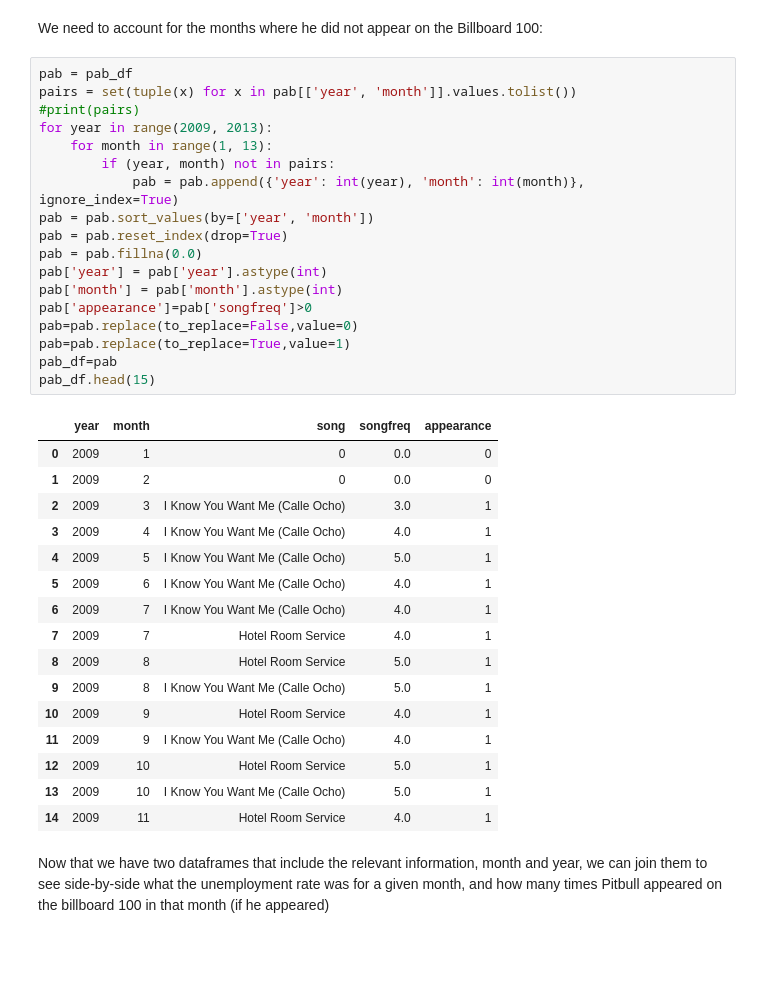
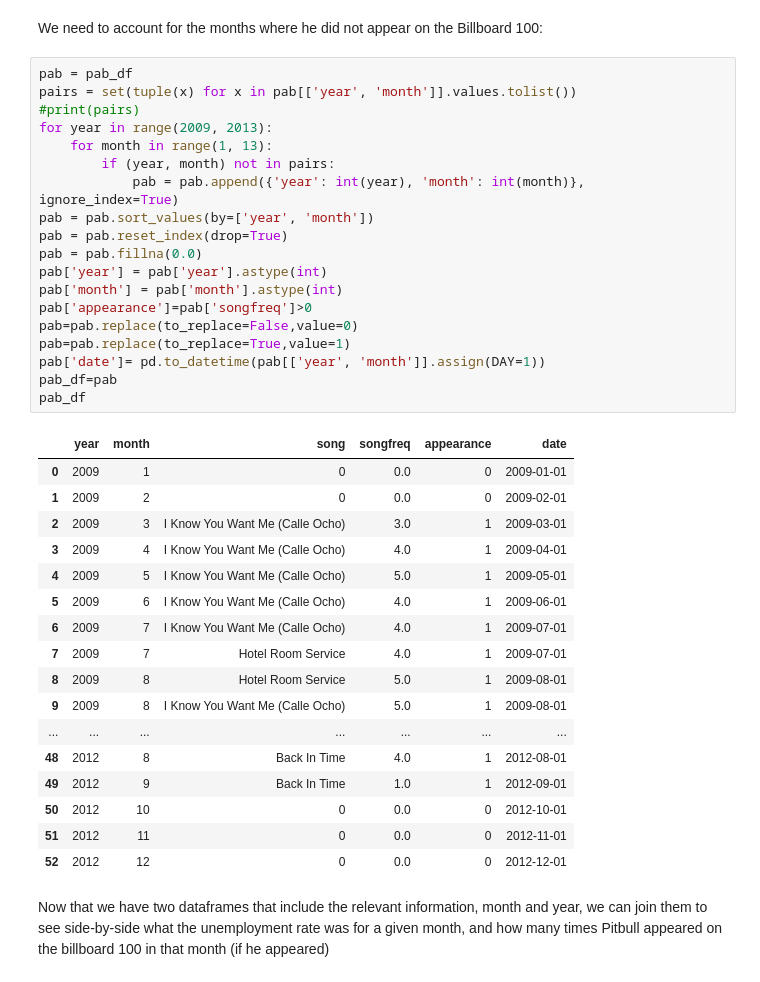
Before and after one commit to Keikeidemaqua/datasci-finalproj, a Jupyter notebook: archive/datasci.ipynb, the cells around one changed output. Drawn from its saved outputs; the diff is of its cells as text; blank space fills up the shorter version.

```diff
--- a/archive/datasci.ipynb
+++ b/archive/datasci.ipynb
@@ -242,38 +251,40 @@ We need to account for the months where he did not appear on the Billboard 100:
 # %%
 pab = pab_df
 pairs = set(tuple(x) for x in pab[['year', 'month']].values.tolist())
 #print(pairs)
 for year in range(2009, 2013):
     for month in range(1, 13):
         if (year, month) not in pairs:
             pab = pab.append({'year': int(year), 'month': int(month)}, ignore_index=True)
 pab = pab.sort_values(by=['year', 'month'])
 pab = pab.reset_index(drop=True)
 pab = pab.fillna(0.0)
 pab['year'] = pab['year'].astype(int)
 pab['month'] = pab['month'].astype(int)
 pab['appearance']=pab['songfreq']>0
 pab=pab.replace(to_replace=False,value=0)
 pab=pab.replace(to_replace=True,value=1)
+pab['date']= pd.to_datetime(pab[['year', 'month']].assign(DAY=1))
 pab_df=pab
-pab_df.head(15)
+pab_df
 # %% [output]
-|  | year | month | song | songfreq | appearance |
-| 0 | 2009 | 1 | 0 | 0.0 | 0 |
-| 1 | 2009 | 2 | 0 | 0.0 | 0 |
-| 2 | 2009 | 3 | I Know You Want Me (Calle Ocho) | 3.0 | 1 |
-| 3 | 2009 | 4 | I Know You Want Me (Calle Ocho) | 4.0 | 1 |
-| 4 | 2009 | 5 | I Know You Want Me (Calle Ocho) | 5.0 | 1 |
-| 5 | 2009 | 6 | I Know You Want Me (Calle Ocho) | 4.0 | 1 |
-| 6 | 2009 | 7 | I Know You Want Me (Calle Ocho) | 4.0 | 1 |
-| 7 | 2009 | 7 | Hotel Room Service | 4.0 | 1 |
-| 8 | 2009 | 8 | Hotel Room Service | 5.0 | 1 |
-| 9 | 2009 | 8 | I Know You Want Me (Calle Ocho) | 5.0 | 1 |
-| 10 | 2009 | 9 | Hotel Room Service | 4.0 | 1 |
-| 11 | 2009 | 9 | I Know You Want Me (Calle Ocho) | 4.0 | 1 |
-| 12 | 2009 | 10 | Hotel Room Service | 5.0 | 1 |
-| 13 | 2009 | 10 | I Know You Want Me (Calle Ocho) | 5.0 | 1 |
-| 14 | 2009 | 11 | Hotel Room Service | 4.0 | 1 |
+|  | year | month | song | songfreq | appearance | date |
+| 0 | 2009 | 1 | 0 | 0.0 | 0 | 2009-01-01 |
+| 1 | 2009 | 2 | 0 | 0.0 | 0 | 2009-02-01 |
+| 2 | 2009 | 3 | I Know You Want Me (Calle Ocho) | 3.0 | 1 | 2009-03-01 |
+| 3 | 2009 | 4 | I Know You Want Me (Calle Ocho) | 4.0 | 1 | 2009-04-01 |
+| 4 | 2009 | 5 | I Know You Want Me (Calle Ocho) | 5.0 | 1 | 2009-05-01 |
+| 5 | 2009 | 6 | I Know You Want Me (Calle Ocho) | 4.0 | 1 | 2009-06-01 |
+| 6 | 2009 | 7 | I Know You Want Me (Calle Ocho) | 4.0 | 1 | 2009-07-01 |
+| 7 | 2009 | 7 | Hotel Room Service | 4.0 | 1 | 2009-07-01 |
+| 8 | 2009 | 8 | Hotel Room Service | 5.0 | 1 | 2009-08-01 |
+| 9 | 2009 | 8 | I Know You Want Me (Calle Ocho) | 5.0 | 1 | 2009-08-01 |
+| ... | ... | ... | ... | ... | ... | ... |
+| 48 | 2012 | 8 | Back In Time | 4.0 | 1 | 2012-08-01 |
+| 49 | 2012 | 9 | Back In Time | 1.0 | 1 | 2012-09-01 |
+| 50 | 2012 | 10 | 0 | 0.0 | 0 | 2012-10-01 |
+| 51 | 2012 | 11 | 0 | 0.0 | 0 | 2012-11-01 |
+| 52 | 2012 | 12 | 0 | 0.0 | 0 | 2012-12-01 |
 # %% [markdown]
 Now that we have two dataframes that include the relevant information, month and year, we can join them to see side-by-side what the unemployment rate was for a given month, and how many times Pitbull appeared on the billboard 100 in that month (if he appeared)
 # %%
```
Also changed, not shown: parts of 18 cells of this notebook.
